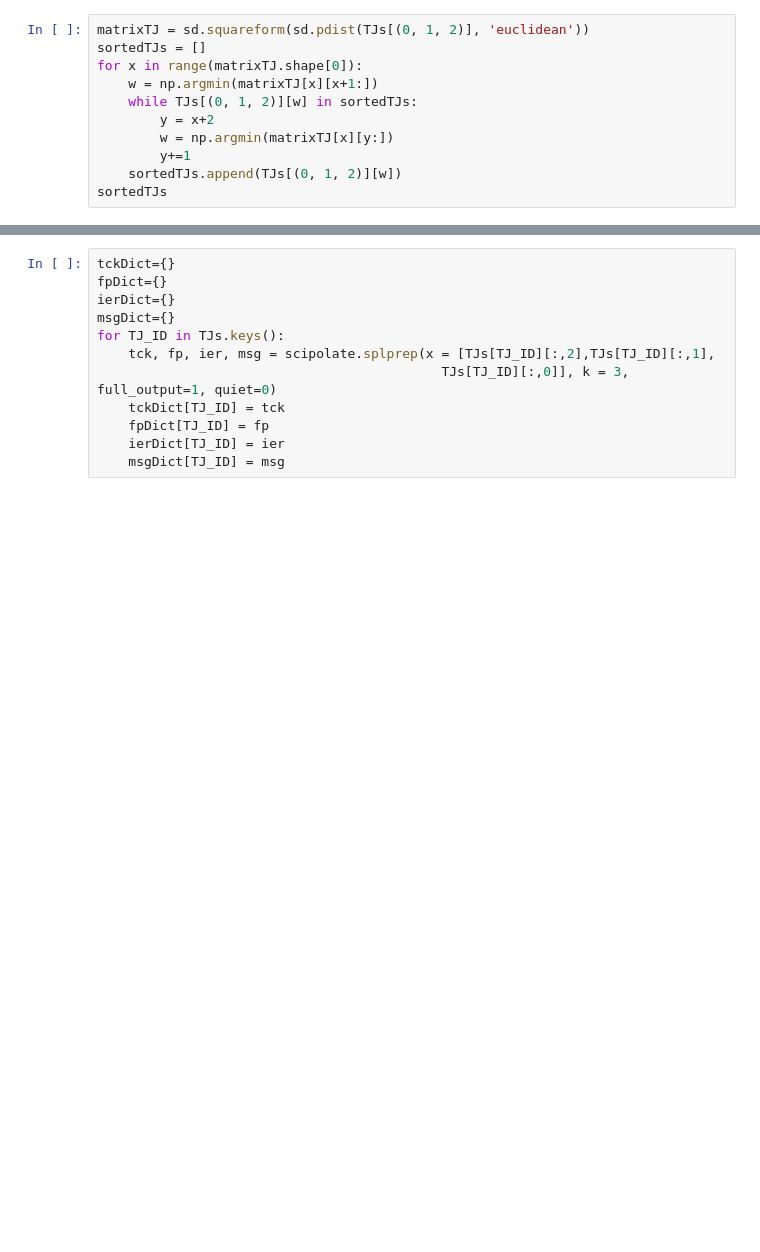
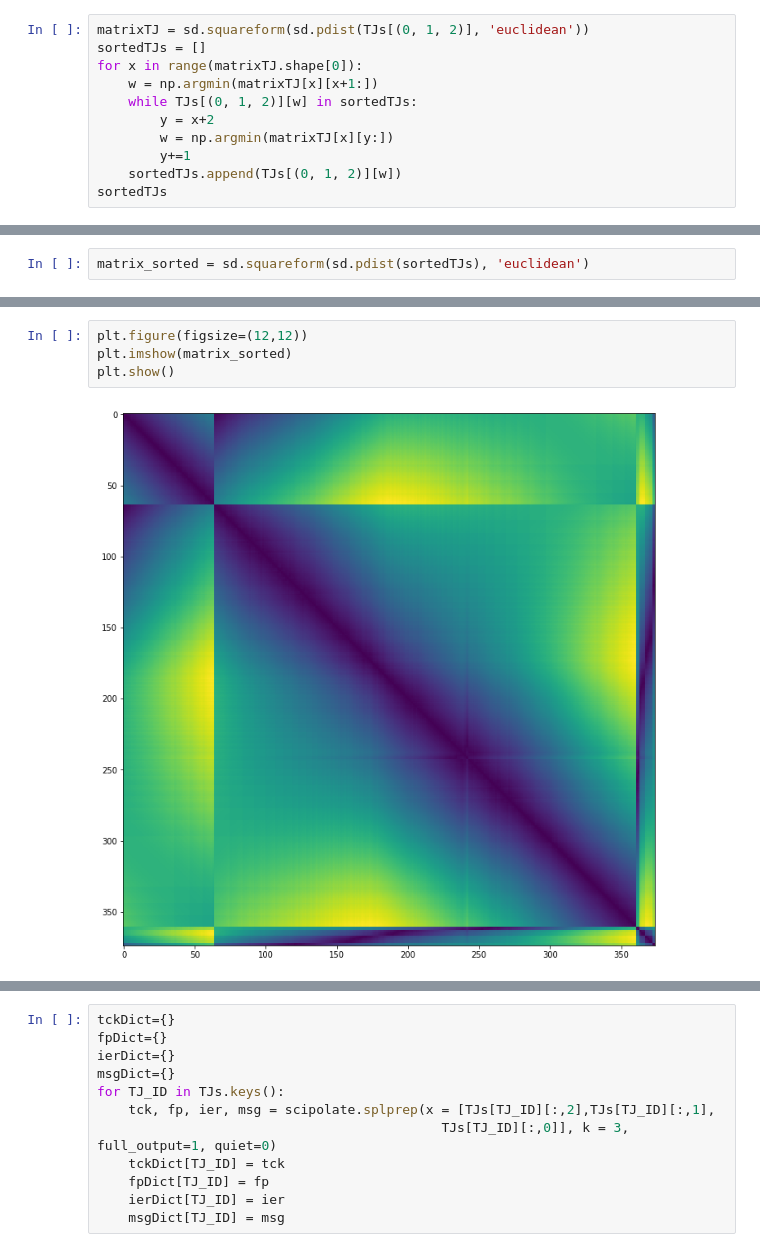
Before and after one commit to amarallab/pyCFI, a Jupyter notebook: notebooks/DEV_anglesJ.ipynb, the cells around one changed output, grey strips where cells are left out. Drawn from its saved outputs; the diff is of its cells as text; blank space fills up the shorter version.

```diff
--- a/notebooks/DEV_anglesJ.ipynb
+++ b/notebooks/DEV_anglesJ.ipynb
@@ -228,0 +271,2 @@ sortedTJs
+# %%
+matrix_sorted = sd.squareform(sd.pdist(sortedTJs), 'euclidean')
@@ -228,0 +280,6 @@ sortedTJs
+# %%
+plt.figure(figsize=(12,12))
+plt.imshow(matrix_sorted)
+plt.show()
+# %% [output]
+[figure, added]
```
Also changed, not shown: parts of 7 cells of this notebook.
